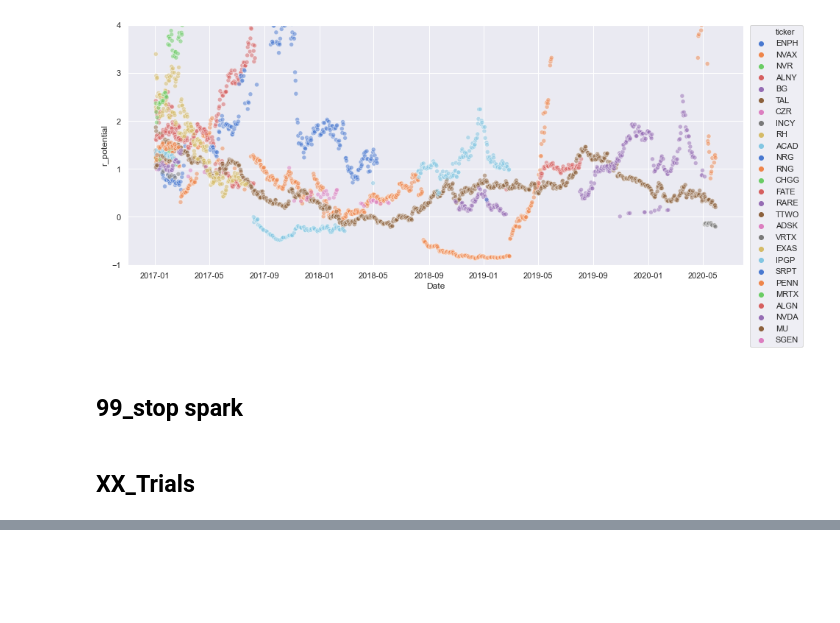
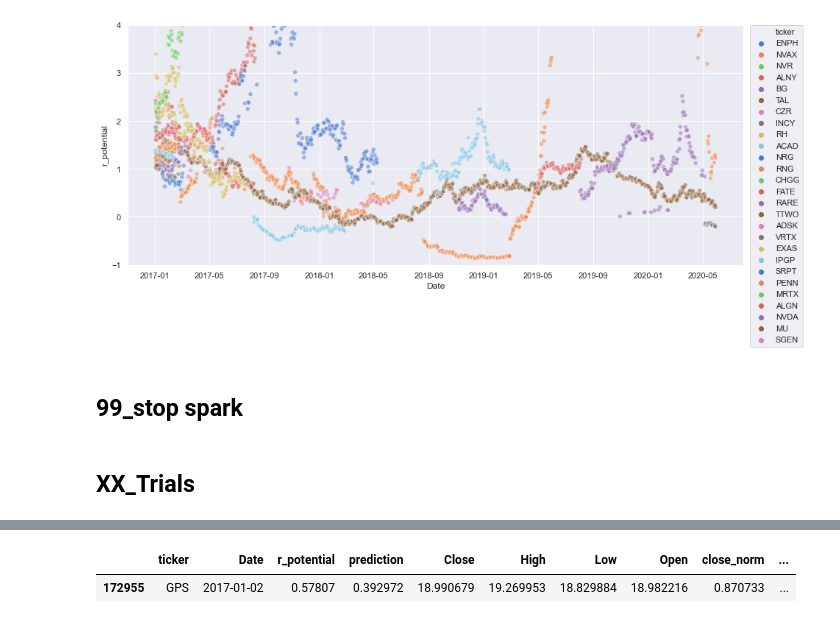
Before and after one commit to HansjoergW/bfh_mt_hs2020_robo_advisor, a Jupyter notebook: 06_prepare_robo_advisor_data.ipynb, the cells around one changed output, grey strips where cells are left out. Cells and saved outputs as stored; diff of their text form; code cells hidden in the pictures; blank space fills up the shorter version.

```diff
--- a/06_prepare_robo_advisor_data.ipynb
+++ b/06_prepare_robo_advisor_data.ipynb
@@ -230,0 +233,4 @@ df_predicted_pd = df_predicted_pd_orig.copy()
+# %%
+# only these columns are needed
+robo_train_cls = ['ticker', 'Date', 'r_potential','prediction', 'Close','High','Low', 'Open', 'close_norm']
+robo_advisor_df = df_predicted_pd[robo_train_cls].copy()
@@ -509,0 +469,5 @@ array([datetime.date(2019, 7, 26), datetime.date(2019, 7, 29),
+# %%
+pd_ra_data_df[pd_ra_data_df.Date == "2017-01-02"]
+# %% [output]
+|  | ticker | Date | r_potential | prediction | Close | High | Low | Open | close_norm | ... |
+| 172955 | GPS | 2017-01-02 | 0.57807 | 0.392972 | 18.990679 | 19.269953 | 18.829884 | 18.982216 | 0.870733 | ... |
```
Also changed, not shown: parts of 32 cells of this notebook.
